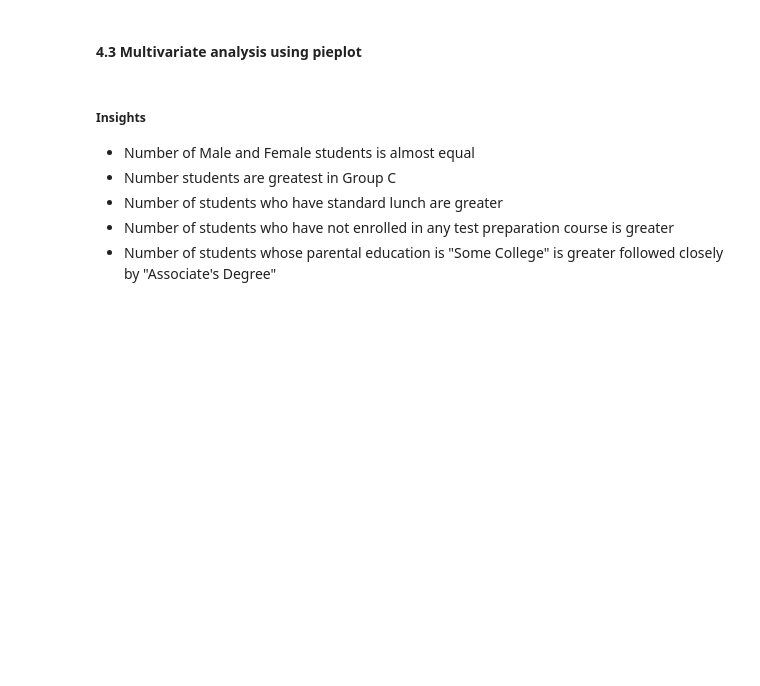
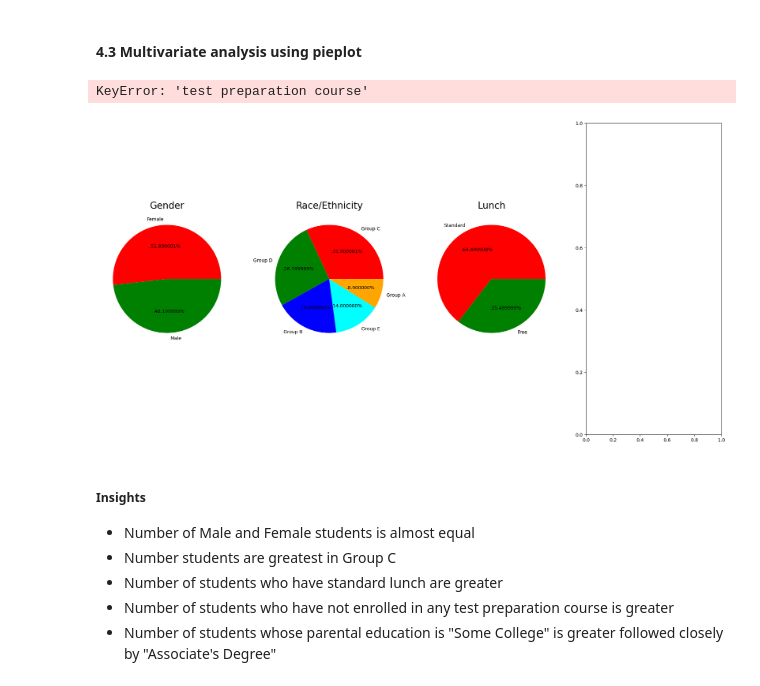
Before and after one commit to divyanshjuneja/mlproject, a Jupyter notebook: notebook/1 . EDA STUDENT PERFORMANCE .ipynb, the cells around one changed output. Cells and saved outputs as stored; diff of their text form; code cells hidden in the pictures; blank space fills up the shorter version.

```diff
--- a/notebook/1 . EDA STUDENT PERFORMANCE .ipynb
+++ b/notebook/1 . EDA STUDENT PERFORMANCE .ipynb
@@ -349,7 +352,7 @@ plt.axis('off')
 
 
 plt.subplot(1, 5, 2)
-size = df['race/ethnicity'].value_counts()
+size = df['race_ethnicity'].value_counts()
 labels = 'Group C', 'Group D','Group B','Group E','Group A'
 color = ['red', 'green', 'blue', 'cyan','orange']
 
@@ -366,33 +369,36 @@ color = ['red','green']
 
 plt.pie(size, colors = color,labels = labels,autopct = '.%2f%%')
 plt.title('Lunch', fontsize = 20)
 plt.axis('off')
 
 
 plt.subplot(1, 5, 4)
 size = df['test preparation course'].value_counts()
 labels = 'None', 'Completed'
 color = ['red','green']
 
 plt.pie(size, colors = color,labels = labels,autopct = '.%2f%%')
 plt.title('Test Course', fontsize = 20)
 plt.axis('off')
 
 
 plt.subplot(1, 5, 5)
 size = df['parental level of education'].value_counts()
 labels = 'Some College', "Associate's Degree",'High School','Some High School',"Bachelor's Degree","Master's Degree"
 color = ['red', 'green', 'blue', 'cyan','orange','grey']
 
 plt.pie(size, colors = color,labels = labels,autopct = '.%2f%%')
 plt.title('Parental Education', fontsize = 20)
 plt.axis('off')
 
 
 plt.tight_layout()
 plt.grid()
 
 plt.show()
+# %% [output]
+KeyError: 'test preparation course'
+[figure, added]
 # %% [markdown]
 #####  Insights
 - Number of Male and Female students is almost equal
```
Also changed, not shown: parts of 5 cells of this notebook, 5 other files.
